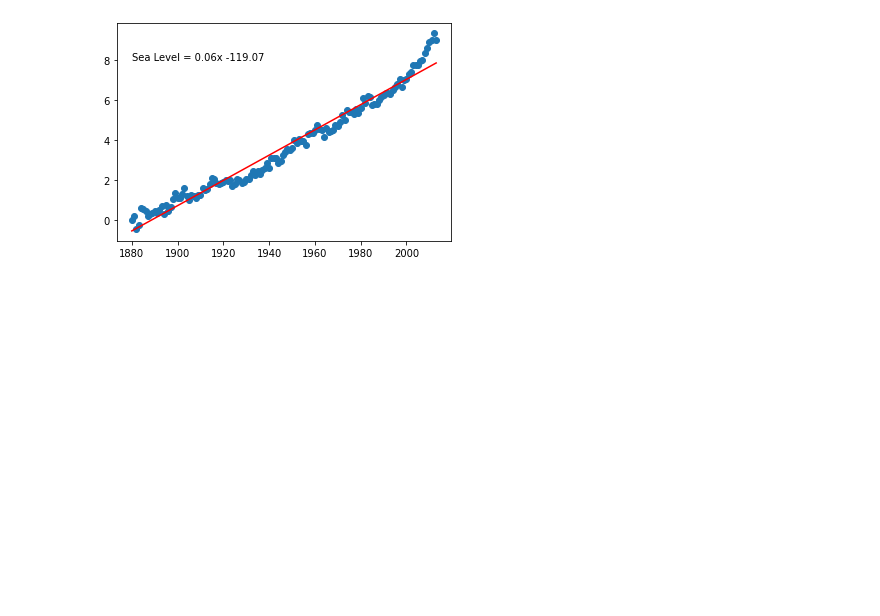
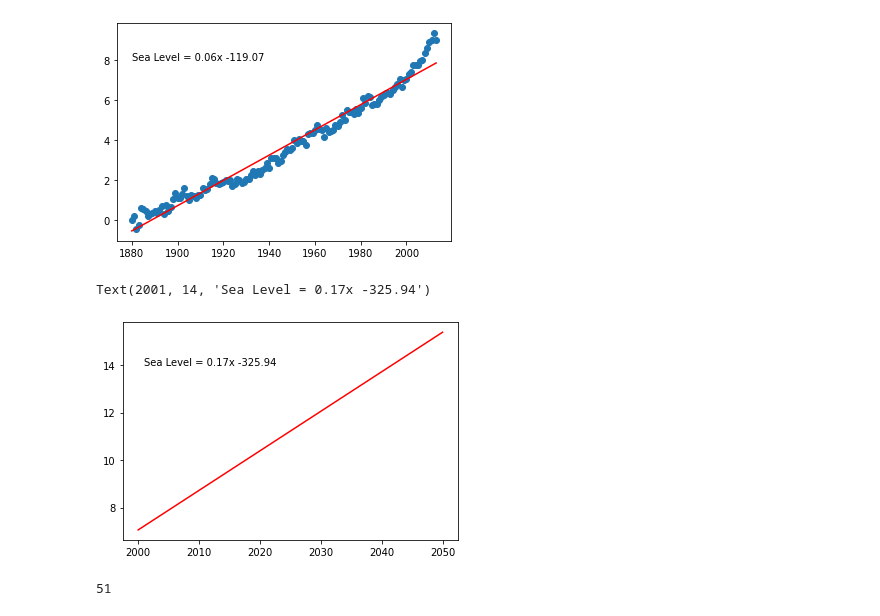
Before and after one commit to MSabatini0/Data-analysis-with-Python-FreeCodeCamp-projects-, a Jupyter notebook: Sea Level Predictor.ipynb, the cells around one changed output. Cells and saved outputs as stored; diff of their text form; code cells hidden in the pictures; blank space fills up the shorter version.

```diff
--- a/Sea Level Predictor.ipynb
+++ b/Sea Level Predictor.ipynb
@@ -62,3 +74,17 @@ plt.text(x=1880,y=8, s='Sea Level = {:.2f}x {:.2f}'.format(slope, intercept))
 plt.show()
 # %% [output]
 [figure]
+# %%
+slope2, intercept2,_,_,_ = linregress(x=df[df['Year']>2000]['Year'], y=df[df['Year']>2000]['CSIRO Adjusted Sea Level'])
+
+y_calc2 = slope2 * range(2000,2051) + intercept2
+plt.plot(range(2000,2051), y_calc2, color='red')
+plt.text(x=2001,y=14, s='Sea Level = {:.2f}x {:.2f}'.format(slope2, intercept2))
+# %% [output]
+Text(2001, 14, 'Sea Level = 0.17x -325.94')
+[figure, added]
+# %%
+len(range(2000,2051))
+len(y_calc2)
+# %% [output]
+51
```
Also changed, not shown: parts of 4 cells of this notebook.
